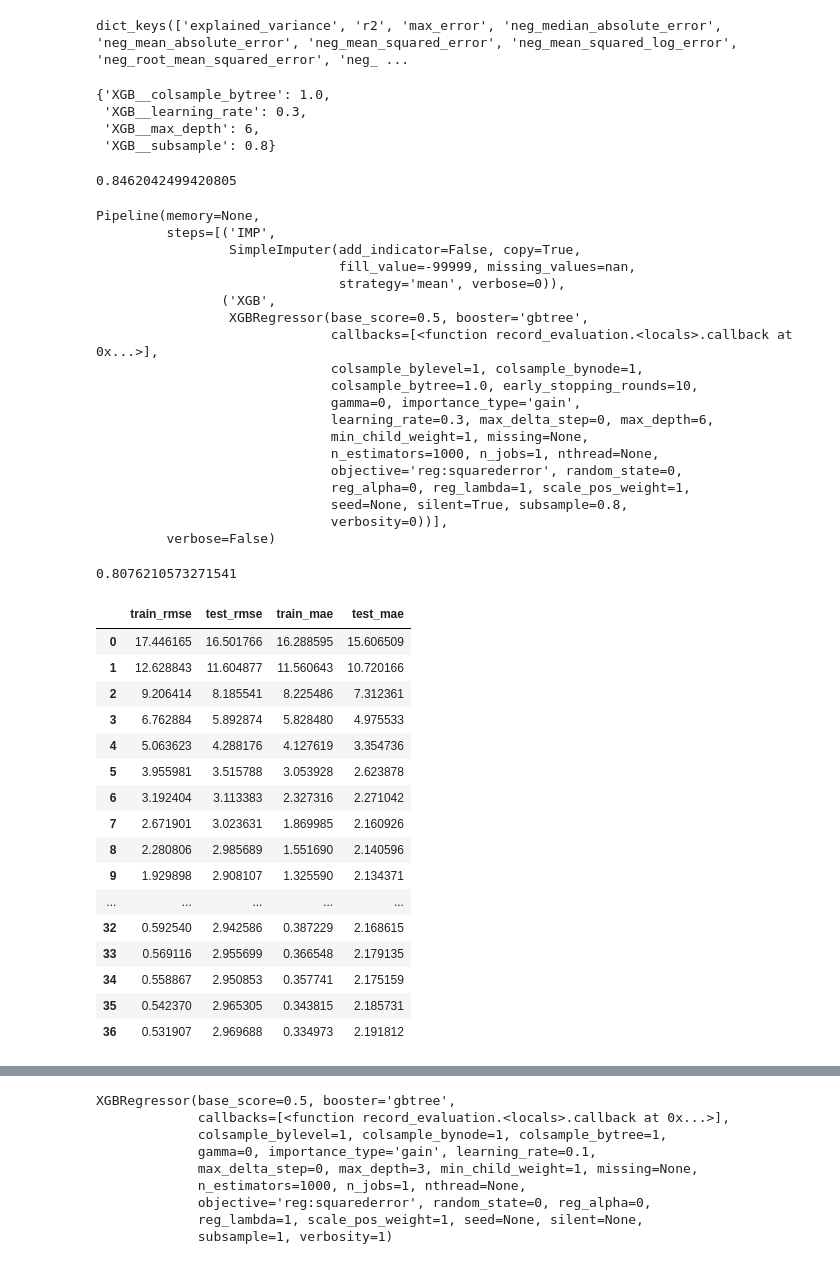
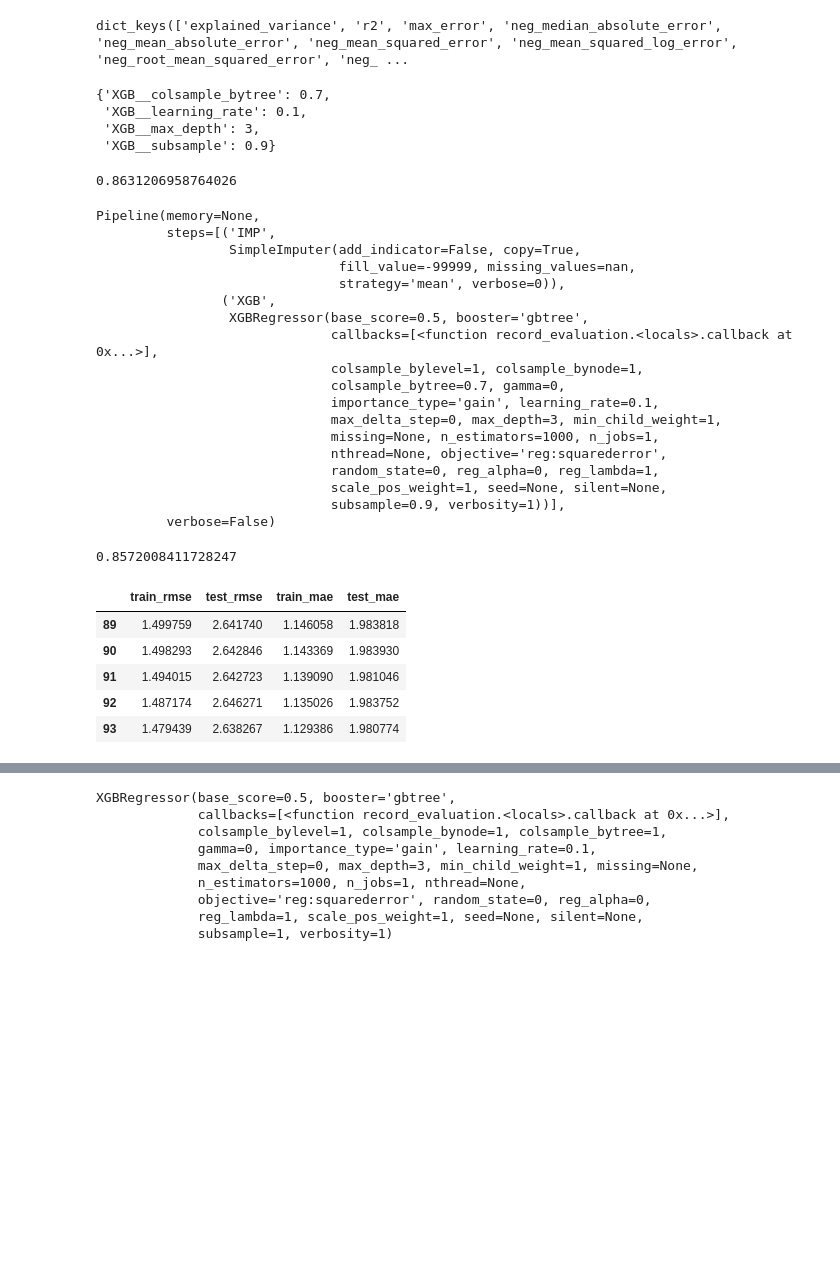
Before and after one commit to Tomoyuki-MURAYOSHI/Spark-jupyter, a Jupyter notebook: work/ML/2020-03-08/GradiantBoosting_test.ipynb, the cells around one changed output, grey strips where cells are left out. Drawn from its saved outputs; the diff is of its cells as text; code cells hidden in the pictures; blank space fills up the shorter version.

```diff
--- a/work/ML/2020-03-08/GradiantBoosting_test.ipynb
+++ b/work/ML/2020-03-08/GradiantBoosting_test.ipynb
@@ -99,28 +99,28 @@ eval_results = {}
 # pipeline
 pl_xgb = Pipeline([
     ("IMP", SimpleImputer(fill_value=-99999)),
-    ("XGB", xgb.XGBRegressor(early_stopping_rounds=10,
+    ("XGB", xgb.XGBRegressor(#early_stopping_rounds=20,
                              objective="reg:squarederror",
                              #eval_metric="rmse",
                              n_estimators=1000,
                              callbacks=[xgb.callback.record_evaluation(eval_result=eval_results),],  # うまく働いていない様子?
-                             verbosity=0,  # silent
-                             silent=True,
+                             #verbosity=0,  # silent
+                             #silent=True,
                              random_state=0))
 ])
 
 # GridSearch用パラメータ（仮） 要ブラッシュアップ
 param_grid = {  # 手法の確認が大事で、実際にサーチするのはとりあえず良いので適当に省く
-    'XGB__learning_rate': [0.3,],
-    'XGB__max_depth': [6,],
-    'XGB__subsample': [0.8, 0.95],
-    'XGB__colsample_bytree': [0.5, 1.0],
+    'XGB__learning_rate': [0.05, 0.1,],
+    'XGB__max_depth': [3, 5, 7, 9],
+    'XGB__subsample': [0.8, 0.9, 1.0],
+    'XGB__colsample_bytree': [0.7, 0.8, 0.9],
 }
 fit_params = {
     "XGB__eval_set": [(X_train, y_train), (X_test, y_test)],
     "XGB__eval_metric": ["rmse","mae"],
     "XGB__verbose": 0,
-    "XGB__early_stopping_rounds": 10,
+    "XGB__early_stopping_rounds": 20,
 }
 
 grid_search = GridSearchCV(estimator=pl_xgb,
@@ -161,11 +161,11 @@ display(grid_search.best_params_)
 display(grid_search.best_score_)
 display(grid_search.best_estimator_)
 # %% [output]
-{'XGB__colsample_bytree': 1.0,
- 'XGB__learning_rate': 0.3,
- 'XGB__max_depth': 6,
- 'XGB__subsample': 0.8}
+{'XGB__colsample_bytree': 0.7,
+ 'XGB__learning_rate': 0.1,
+ 'XGB__max_depth': 3,
+ 'XGB__subsample': 0.9}
-0.8462042499420805
+0.8631206958764026
 Pipeline(memory=None,
          steps=[('IMP',
                  SimpleImputer(add_indicator=False, copy=True,
@@ -175,48 +175,36 @@ Pipeline(memory=None,
                  XGBRegressor(base_score=0.5, booster='gbtree',
                               callbacks=[<function record_evaluation.<locals>.callback at 0x...>],
                               colsample_bylevel=1, colsample_bynode=1,
-                              colsample_bytree=1.0, early_stopping_rounds=10,
-                              gamma=0, importance_type='gain',
-                              learning_rate=0.3, max_delta_step=0, max_depth=6,
-                              min_child_weight=1, missing=None,
-                              n_estimators=1000, n_jobs=1, nthread=None,
-                              objective='reg:squarederror', random_state=0,
-                              reg_alpha=0, reg_lambda=1, scale_pos_weight=1,
-                              seed=None, silent=True, subsample=0.8,
-                              verbosity=0))],
+                              colsample_bytree=0.7, gamma=0,
+                              importance_type='gain', learning_rate=0.1,
+                              max_delta_step=0, max_depth=3, min_child_weight=1,
+                              missing=None, n_estimators=1000, n_jobs=1,
+                              nthread=None, objective='reg:squarederror',
+                              random_state=0, reg_alpha=0, reg_lambda=1,
+                              scale_pos_weight=1, seed=None, silent=None,
+                              subsample=0.9, verbosity=1))],
          verbose=False)
 # %%
 r2_score(y_pred=grid_search.predict(X_test), y_true=y_test)
 # %% [output]
-0.8076210573271541
+0.8572008411728247
 # %%
 learning_data = grid_search.best_estimator_.steps[1][1].evals_result()
 # %%
 df_learning = pd.DataFrame({
     "train_rmse": learning_data['validation_0']["rmse"],
     "test_rmse": learning_data["validation_1"]["rmse"],
     "train_mae": learning_data["validation_0"]["mae"],
     "test_mae": learning_data["validation_1"]["mae"]
 })
-display(df_learning)
+display(df_learning[-5:])
 # %% [output]
 |  | train_rmse | test_rmse | train_mae | test_mae |
-| 0 | 17.446165 | 16.501766 | 16.288595 | 15.606509 |
-| 1 | 12.628843 | 11.604877 | 11.560643 | 10.720166 |
-| 2 | 9.206414 | 8.185541 | 8.225486 | 7.312361 |
-| 3 | 6.762884 | 5.892874 | 5.828480 | 4.975533 |
-| 4 | 5.063623 | 4.288176 | 4.127619 | 3.354736 |
-| 5 | 3.955981 | 3.515788 | 3.053928 | 2.623878 |
-| 6 | 3.192404 | 3.113383 | 2.327316 | 2.271042 |
-| 7 | 2.671901 | 3.023631 | 1.869985 | 2.160926 |
-| 8 | 2.280806 | 2.985689 | 1.551690 | 2.140596 |
-| 9 | 1.929898 | 2.908107 | 1.325590 | 2.134371 |
-| ... | ... | ... | ... | ... |
-| 32 | 0.592540 | 2.942586 | 0.387229 | 2.168615 |
-| 33 | 0.569116 | 2.955699 | 0.366548 | 2.179135 |
-| 34 | 0.558867 | 2.950853 | 0.357741 | 2.175159 |
-| 35 | 0.542370 | 2.965305 | 0.343815 | 2.185731 |
-| 36 | 0.531907 | 2.969688 | 0.334973 | 2.191812 |
+| 89 | 1.499759 | 2.641740 | 1.146058 | 1.983818 |
+| 90 | 1.498293 | 2.642846 | 1.143369 | 1.983930 |
+| 91 | 1.494015 | 2.642723 | 1.139090 | 1.981046 |
+| 92 | 1.487174 | 2.646271 | 1.135026 | 1.983752 |
+| 93 | 1.479439 | 2.638267 | 1.129386 | 1.980774 |
 # %%
 _, ax = plt.subplots(figsize=(12, 9))
 
```
Also changed, not shown: parts of 5 cells of this notebook, 2 other files.
